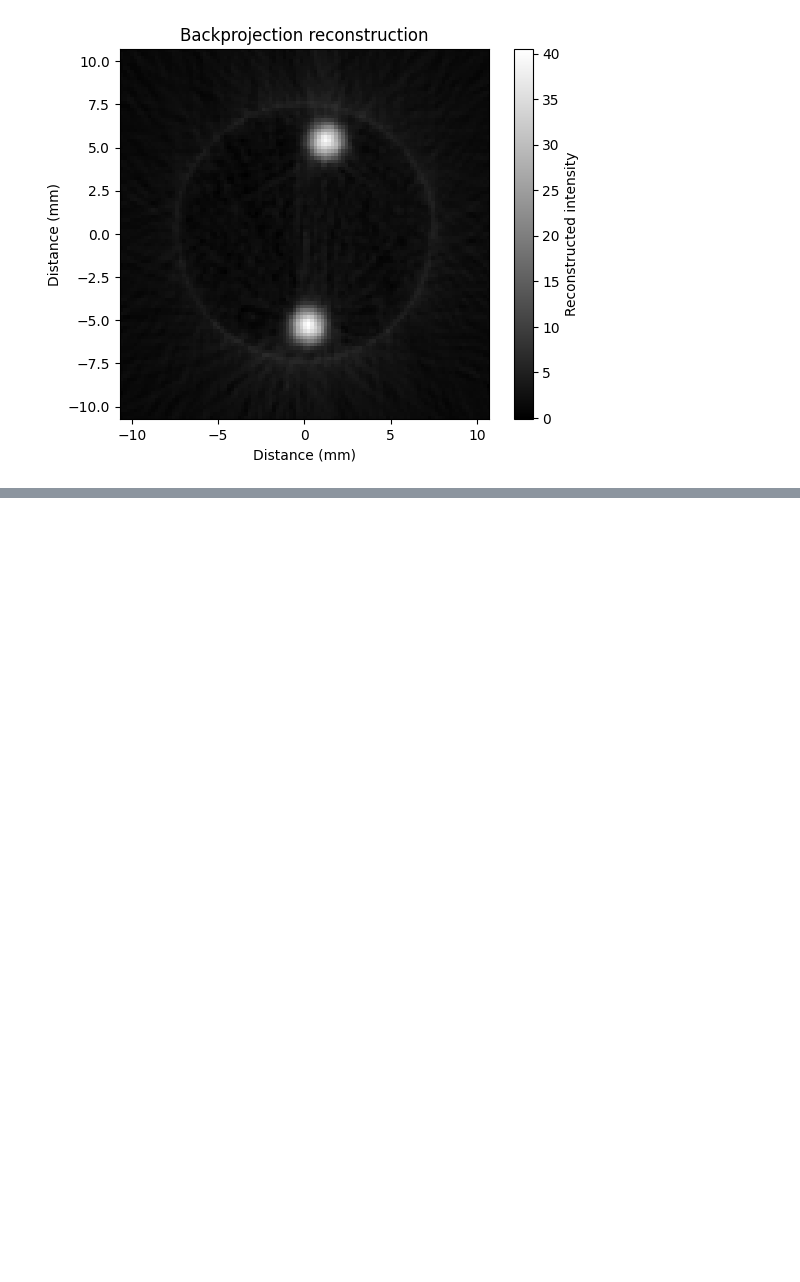
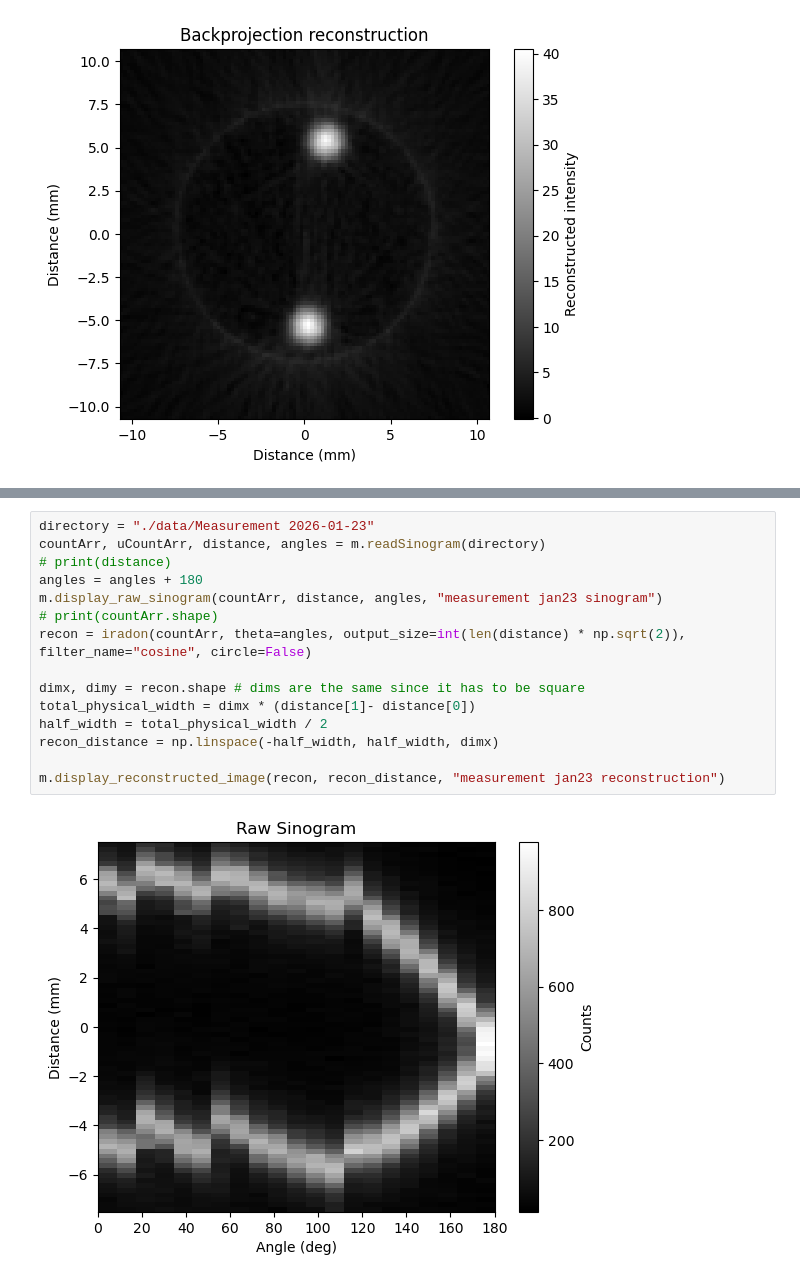
Before and after one commit to MarkZhit/PHYS409-PET, a Jupyter notebook: SinogramAnalysis.ipynb, the cells around one changed output, grey strips where cells are left out. Drawn from its saved outputs; the diff is of its cells as text; blank space fills up the shorter version.

Commit message:
Added measurement from wed-friday, it messed up tho

```diff
--- a/SinogramAnalysis.ipynb
+++ b/SinogramAnalysis.ipynb
@@ -156,0 +157,17 @@ m.display_reconstructed_image(recon, recon_distance, "measurement 7 reconstructi
+# %%
+directory = "./data/Measurement 2026-01-23"
+countArr, uCountArr, distance, angles = m.readSinogram(directory)
+# print(distance)
+angles = angles + 180
+m.display_raw_sinogram(countArr, distance, angles, "measurement jan23 sinogram")
+# print(countArr.shape)
+recon = iradon(countArr, theta=angles, output_size=int(len(distance) * np.sqrt(2)), filter_name="cosine", circle=False)
+
+dimx, dimy = recon.shape # dims are the same since it has to be square
+total_physical_width = dimx * (distance[1]- distance[0])
+half_width = total_physical_width / 2
+recon_distance = np.linspace(-half_width, half_width, dimx)
+
+m.display_reconstructed_image(recon, recon_distance, "measurement jan23 reconstruction")
+# %% [output]
+[figure, added]
```
Also changed, not shown: parts of 2 cells of this notebook, 27 other files.
